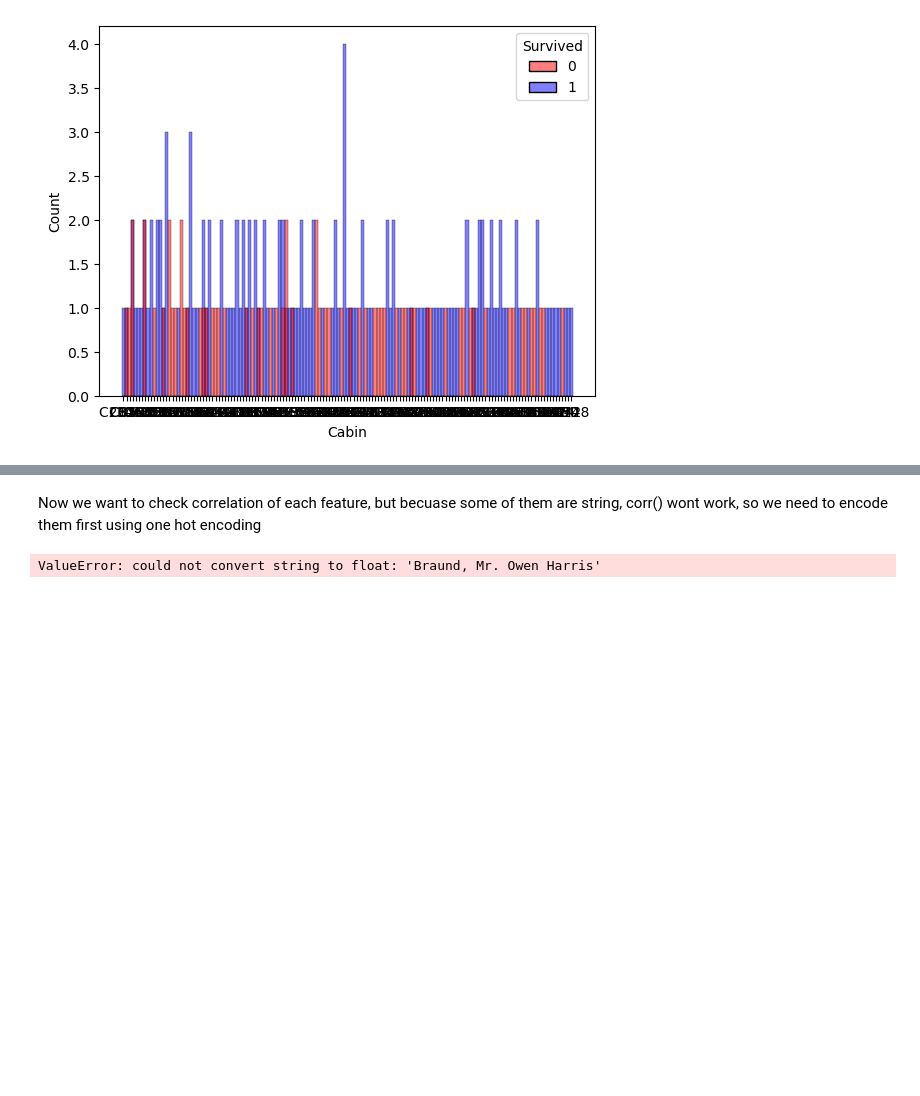
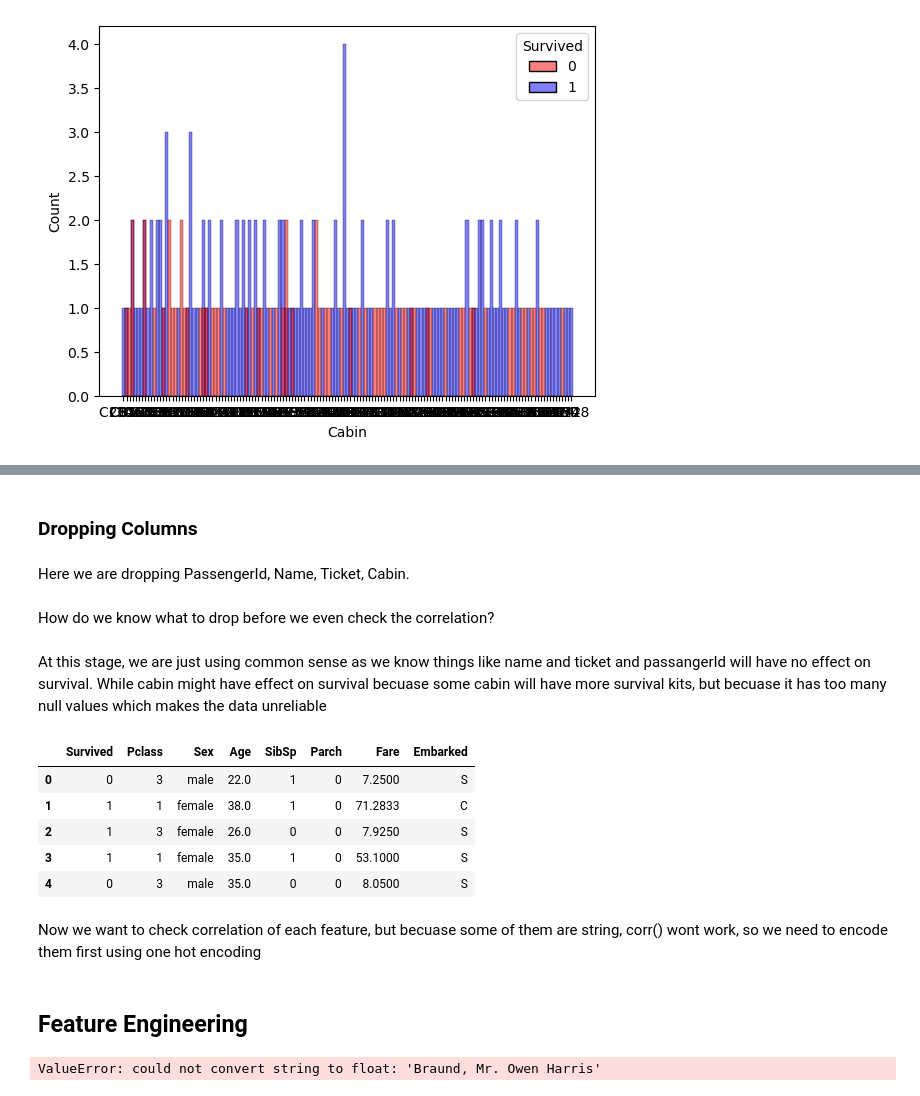
Before and after one commit to lukeckk/kaggle, a Jupyter notebook: titanic/titanic.ipynb, the cells around one changed output, grey strips where cells are left out. Saved outputs shown, nothing was run; the diff lists cells and outputs as text; code cells hidden in the pictures; blank space fills up the shorter version.

Commit message:
done dealiing with null

```diff
--- a/titanic/titanic.ipynb
+++ b/titanic/titanic.ipynb
@@ -118,5 +141,30 @@ sns.histplot(data=train_df, x='Cabin', hue='Survived', palette=['red', 'blue'])
+# %%
+train_df['Age'] = train_df['Age'].fillna(train_df['Age'].median())
+# %%
+train_df['Embarked'] = train_df['Embarked'].fillna(train_df['Embarked'].mode()[0])
+# %% [markdown]
+### Dropping Columns
+# %% [markdown]
+Here we are dropping PassengerId, Name, Ticket, Cabin.
+# %% [markdown]
+How do we know what to drop before we even check the correlation?
+# %% [markdown]
+At this stage, we are just using common sense as we know things like name and ticket and passangerId will have no effect on survival. While cabin might have effect on survival becuase some cabin will have more survival kits, but becuase it has too many null values which makes the data unreliable
+# %%
+train_df = train_df.drop(columns=['Name', 'Ticket', 'Cabin', 'PassengerId'])
+# %%
+train_df.head()
+# %% [output]
+|  | Survived | Pclass | Sex | Age | SibSp | Parch | Fare | Embarked |
+| 0 | 0 | 3 | male | 22.0 | 1 | 0 | 7.2500 | S |
+| 1 | 1 | 1 | female | 38.0 | 1 | 0 | 71.2833 | C |
+| 2 | 1 | 3 | female | 26.0 | 0 | 0 | 7.9250 | S |
+| 3 | 1 | 1 | female | 35.0 | 1 | 0 | 53.1000 | S |
+| 4 | 0 | 3 | male | 35.0 | 0 | 0 | 8.0500 | S |
 # %% [markdown]
 Now we want to check correlation of each feature, but becuase some of them are string, corr() wont work, so we need to encode them first using one hot encoding
+# %% [markdown]
+## Feature Engineering
 # %%
 train_df.corr()['Survived']
 sns.heatmap(train_df.corr())
```
Also changed, not shown: parts of 4 cells of this notebook.
